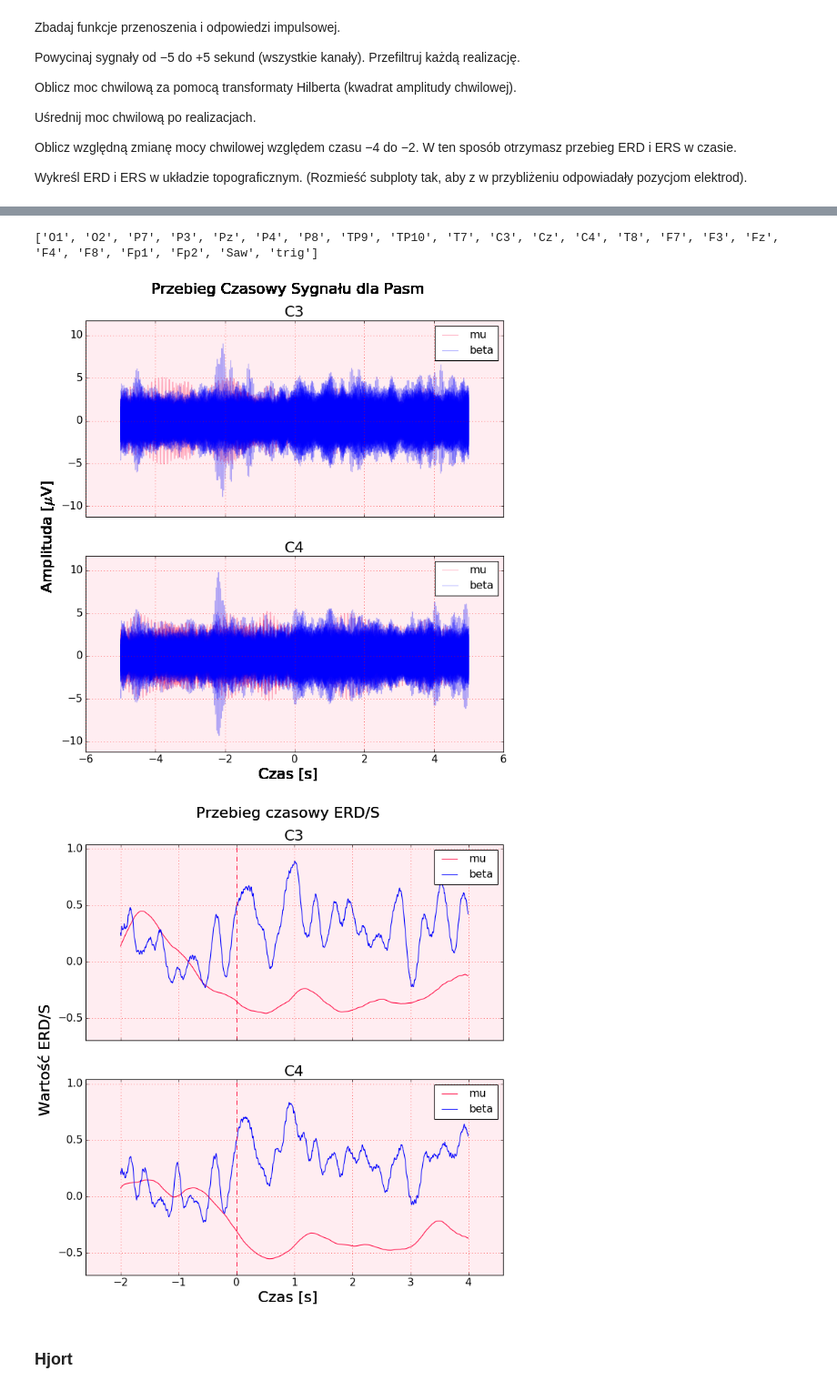
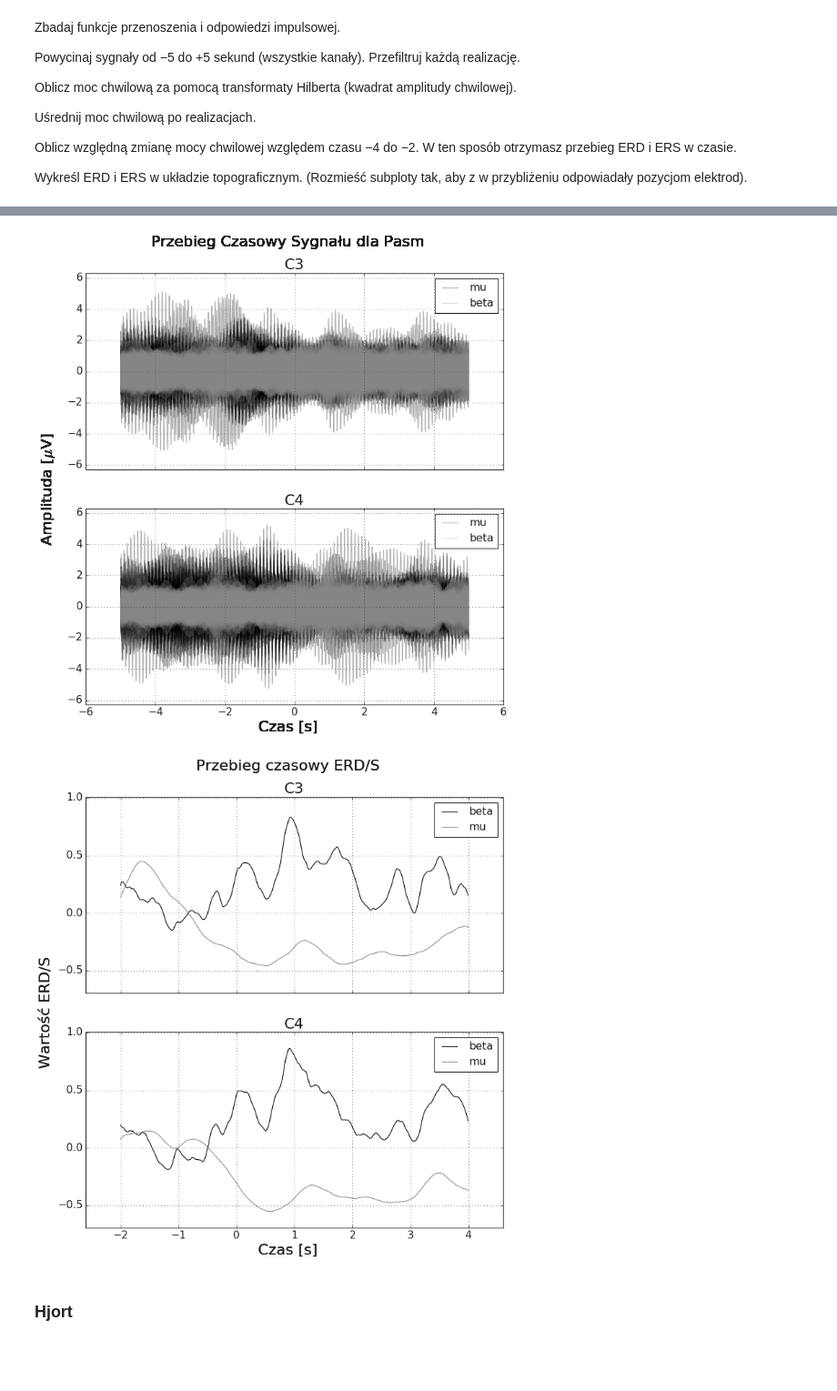
Before and after one commit to PPierzc/PracowniaEEG, a Jupyter notebook: ERD_S.ipynb, the cells around one changed output, grey strips where cells are left out. Shown at 91% size. Saved outputs shown, nothing was run; the diff lists cells and outputs as text; code cells hidden in the pictures; blank space fills up the shorter version.

```diff
--- a/ERD_S.ipynb
+++ b/ERD_S.ipynb
@@ -92,5 +92,5 @@ def generate_signal():
 ## Wyznaczanie pasma $\mu$ i $\beta$.
 # %%
 # RAW_EEG = saffy.SignalManager(filename=f"{data_path}/ola_erds_2")
-RAW_EEG = saffy.SignalManager(filename=f"{data_path}Copy of maks")
+RAW_EEG = saffy.SignalManager(saffy.generators.svarog(f"{data_path}Copy of maks"))
 # %% [output]
@@ -366,5 +329,5 @@ EEG.call(ear_montage)
 
 EEG.extract_channels(['C3', 'C4'])
 
-time_erds_procedure(EEG, mu_freq=10, beta_freq=18)
+time_erds_procedure(EEG, mu_freq=10, beta_freq=18, style='paper')
 # %% [output]
@@ -372,6 +334,5 @@ time_erds_procedure(EEG, mu_freq=10, beta_freq=18)
-['O1', 'O2', 'P7', 'P3', 'Pz', 'P4', 'P8', 'TP9', 'TP10', 'T7', 'C3', 'Cz', 'C4', 'T8', 'F7', 'F3', 'Fz', 'F4', 'F8', 'Fp1', 'Fp2', 'Saw', 'trig']
-[figure, old version]
+[figure, new version]
-[figure, old version]
+[figure, new version]
 # %% [markdown]
 ### Hjort
 # %%
```
Also changed, not shown: parts of 8 cells of this notebook.
